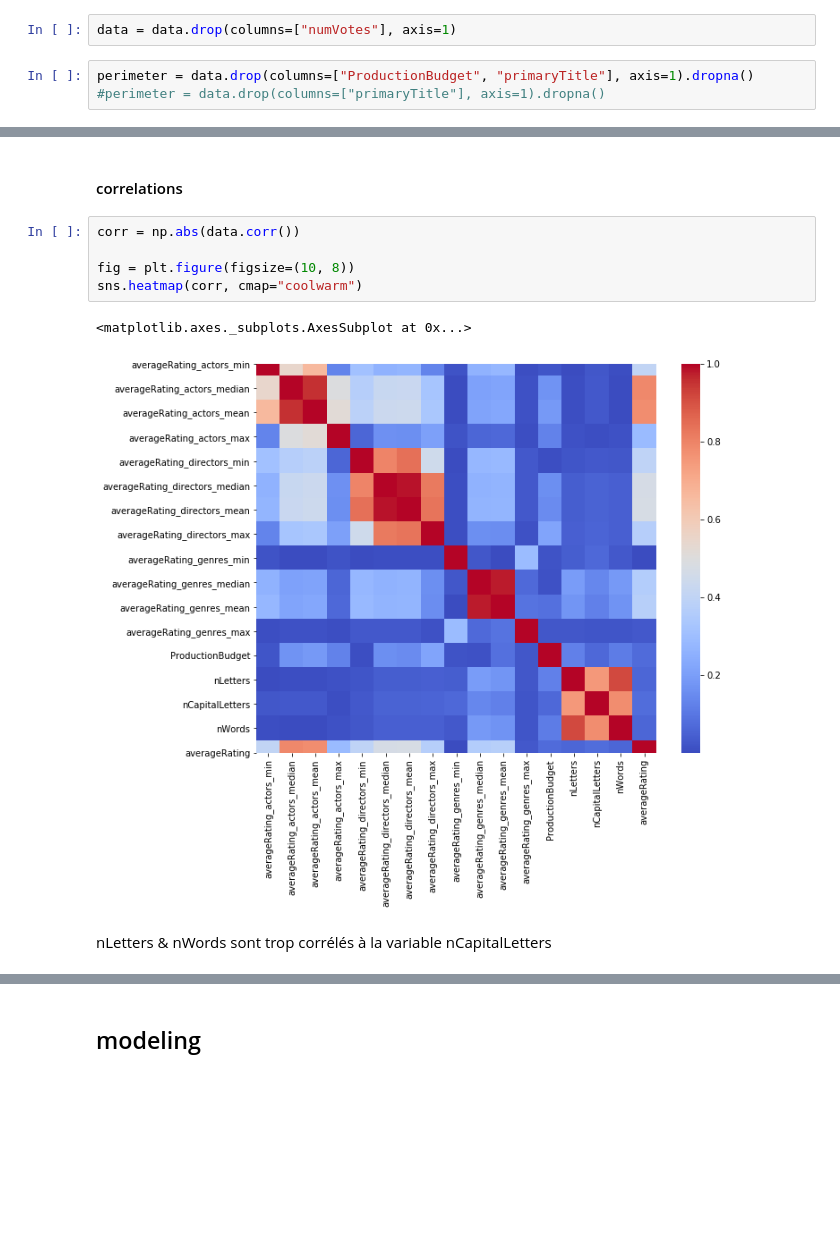
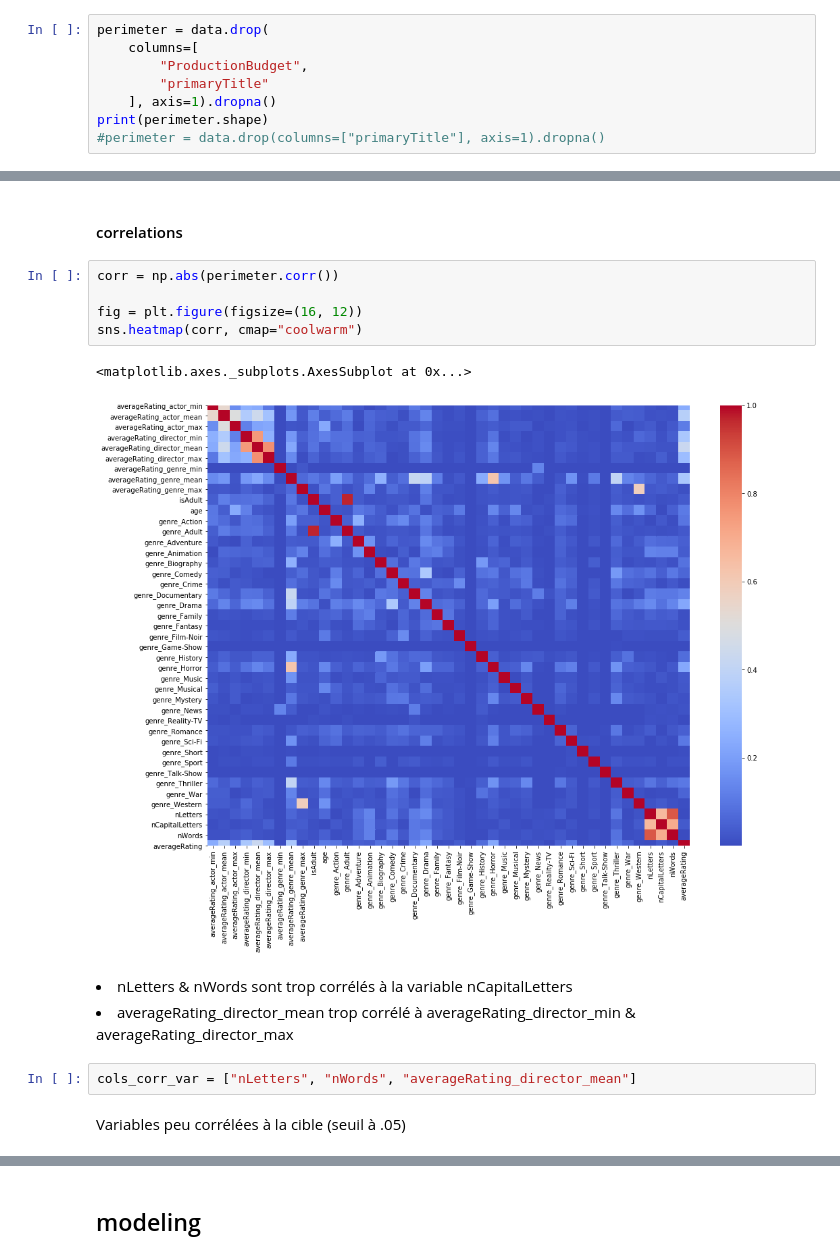
Before and after one commit to michaeltouze/datasciencest-movie, a Jupyter notebook: src/Modeling.ipynb, the cells around one changed output, grey strips where cells are left out. Cells and saved outputs as stored; diff of their text form; blank space fills up the shorter version.

```diff
--- a/src/Modeling.ipynb
+++ b/src/Modeling.ipynb
@@ -29,5 +29,8 @@ memory usage: 102.2+ MB
-# %%
-data = data.drop(columns=["numVotes"], axis=1)
 # %%
-perimeter = data.drop(columns=["ProductionBudget", "primaryTitle"], axis=1).dropna()
+perimeter = data.drop(
+    columns=[
+        "ProductionBudget",
+        "primaryTitle"
+    ], axis=1).dropna()
+print(perimeter.shape)
 #perimeter = data.drop(columns=["primaryTitle"], axis=1).dropna()
@@ -48,12 +53,17 @@ sns.distplot(perimeter.averageRating)
 # %% [markdown]
 #### correlations
 # %%
-corr = np.abs(data.corr())
+corr = np.abs(perimeter.corr())
 
-fig = plt.figure(figsize=(10, 8))
+fig = plt.figure(figsize=(16, 12))
 sns.heatmap(corr, cmap="coolwarm")
 # %% [output]
 <matplotlib.axes._subplots.AxesSubplot at 0x...>
-[figure, old version]
+[figure, new version]
 # %% [markdown]
-nLetters & nWords sont trop corrélés à la variable nCapitalLetters
+<li>nLetters & nWords sont trop corrélés à la variable nCapitalLetters
+<li>averageRating_director_mean trop corrélé à averageRating_director_min & averageRating_director_max
+# %%
+cols_corr_var = ["nLetters", "nWords", "averageRating_director_mean"]
+# %% [markdown]
+Variables peu corrélées à la cible (seuil à .05)
```
Also changed, not shown: parts of 24 cells of this notebook, 3 other files.
